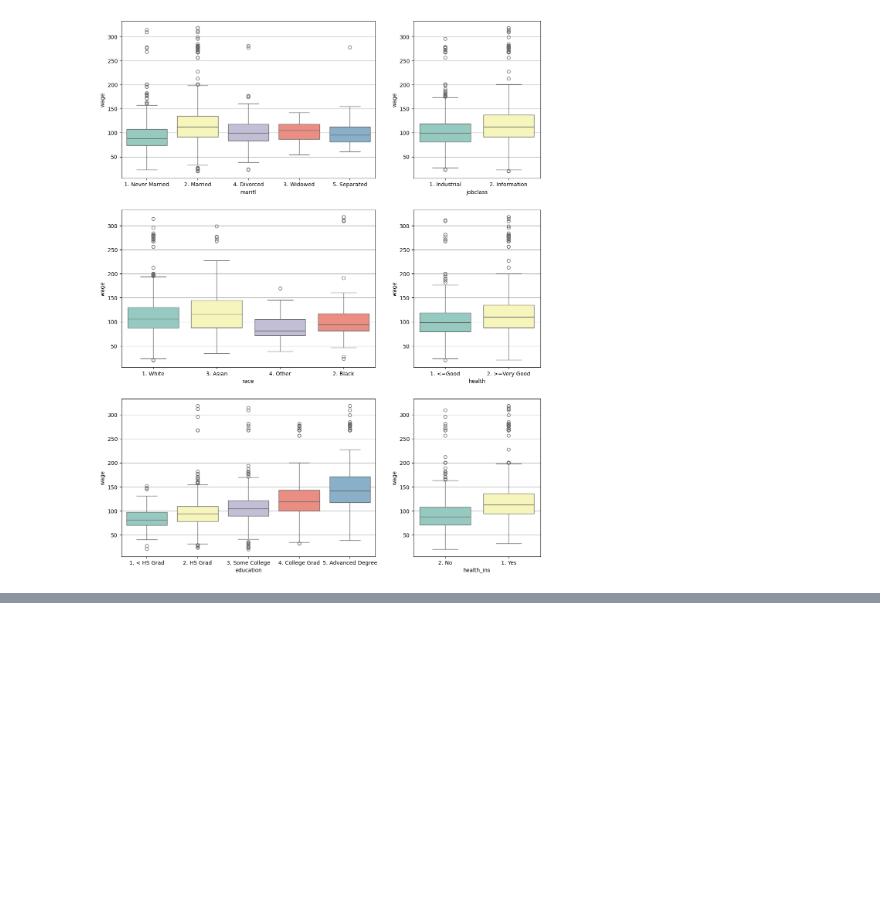
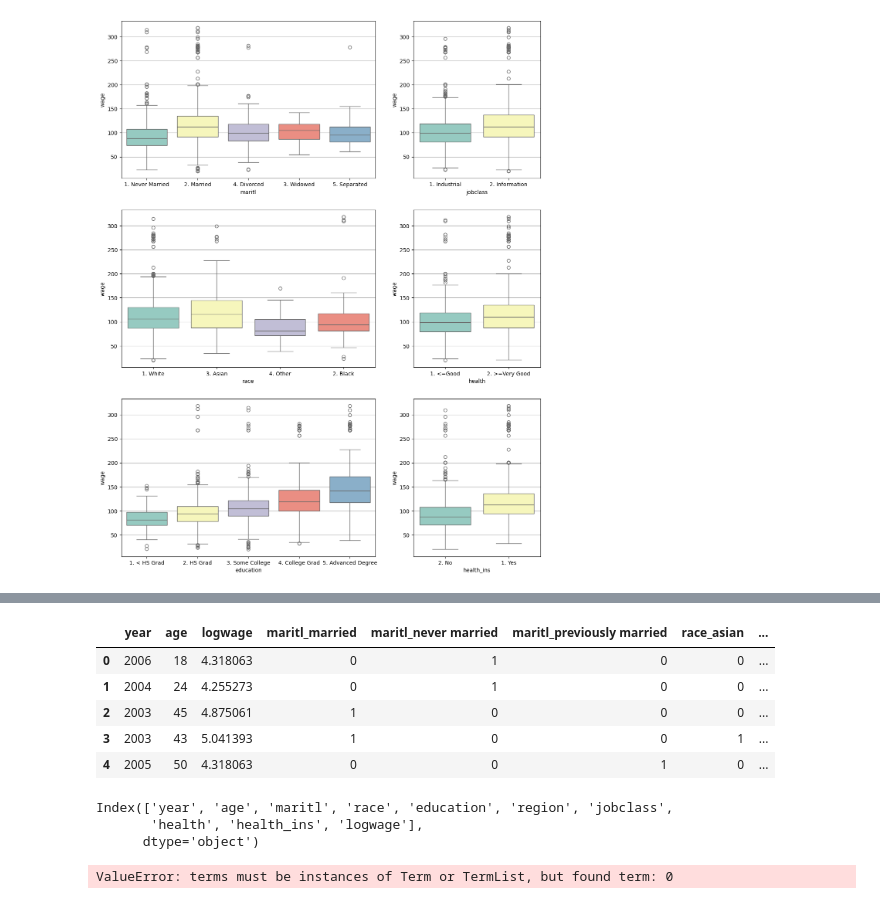
Before and after one commit to deusdevok/ISLP_Python, a Jupyter notebook: Chapter 7/Exercise7.ipynb, the cells around one changed output, grey strips where cells are left out. Saved outputs shown, nothing was run; the diff lists cells and outputs as text; code cells hidden in the pictures; blank space fills up the shorter version.

Commit message:
chapter 7 exercise 7 lineargams

```diff
--- a/Chapter 7/Exercise7.ipynb
+++ b/Chapter 7/Exercise7.ipynb
@@ -47,0 +110,33 @@ fig.subplots_adjust(hspace=.2)
+# %%
+combined_wage_dum = pd.get_dummies(combined_wage)
+combined_wage_reduced = combined_wage_dum.drop(columns=['health_ins_2. No', 'health_2. >=Very Good', 'jobclass_2. Information'])
+combined_wage_reduced.head()
+# %% [output]
+|  | year | age | logwage | maritl_married | maritl_never married | maritl_previously married | race_asian | ... |
+| 0 | 2006 | 18 | 4.318063 | 0 | 1 | 0 | 0 | ... |
+| 1 | 2004 | 24 | 4.255273 | 0 | 1 | 0 | 0 | ... |
+| 2 | 2003 | 45 | 4.875061 | 1 | 0 | 0 | 0 | ... |
+| 3 | 2003 | 43 | 5.041393 | 1 | 0 | 0 | 1 | ... |
+| 4 | 2005 | 50 | 4.318063 | 0 | 0 | 1 | 0 | ... |
+# %%
+# GAMs
+# The GAM is specifed by associating each column of a model matrix with a particular smoothing operation:
+# s for smoothing spline;
+# l for linear
+# f for factor or categorical variables
+print(combined_wage.columns)
+column_name_to_index = {name: idx for idx, name in enumerate(combined_wage.columns)}
+
+smooth_terms = ['year', 'age', 'logwage']
+factor_terms = ['maritl', 'race', 'education', 'jobclass', 'health', 'health_ins']
+
+terms = [s_gam(column_name_to_index[term]) for term in smooth_terms] + \
+        [f_gam(column_name_to_index[term]) for term in factor_terms]
+
+gam = LinearGAM(sum(terms)).fit(combined_wage, y)
+gam.summary()
+# %% [output]
+Index(['year', 'age', 'maritl', 'race', 'education', 'region', 'jobclass',
+       'health', 'health_ins', 'logwage'],
+      dtype='object')
+ValueError: terms must be instances of Term or TermList, but found term: 0
```
Also changed, not shown: parts of 7 cells of this notebook, 1 other file.
